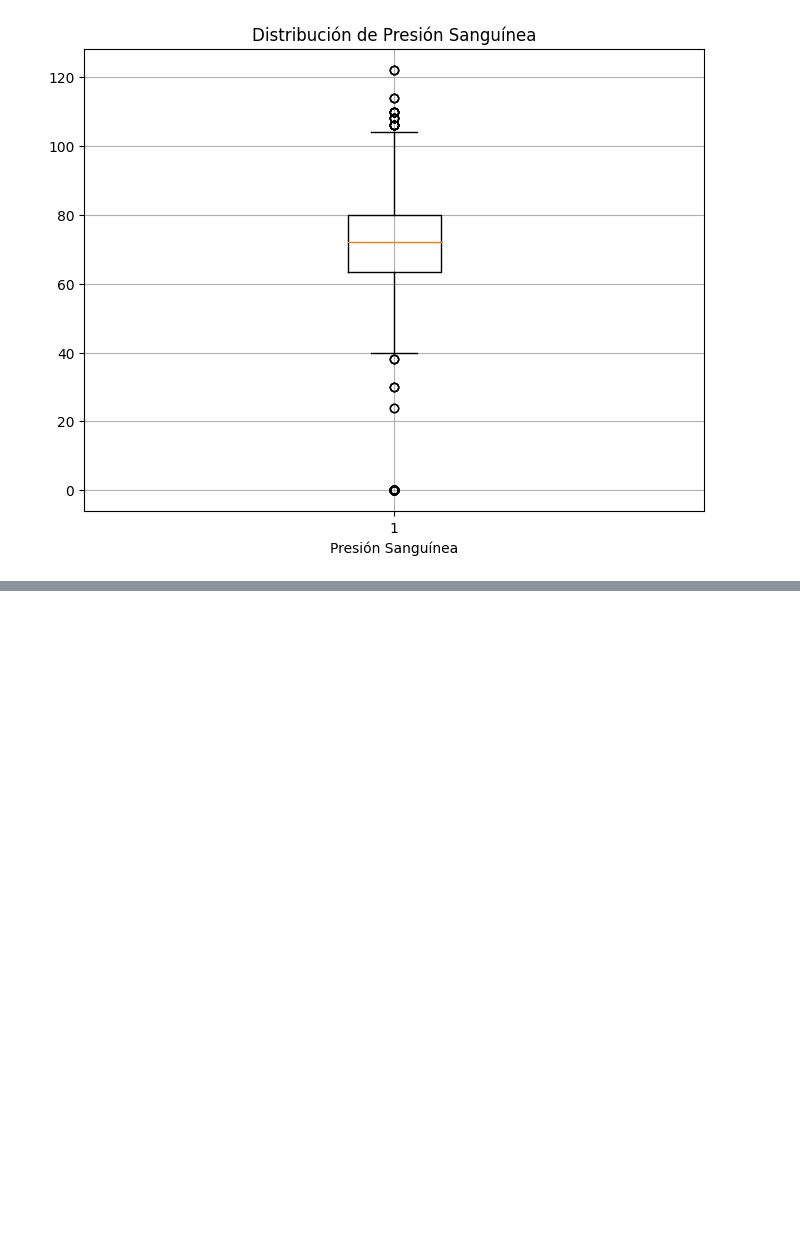
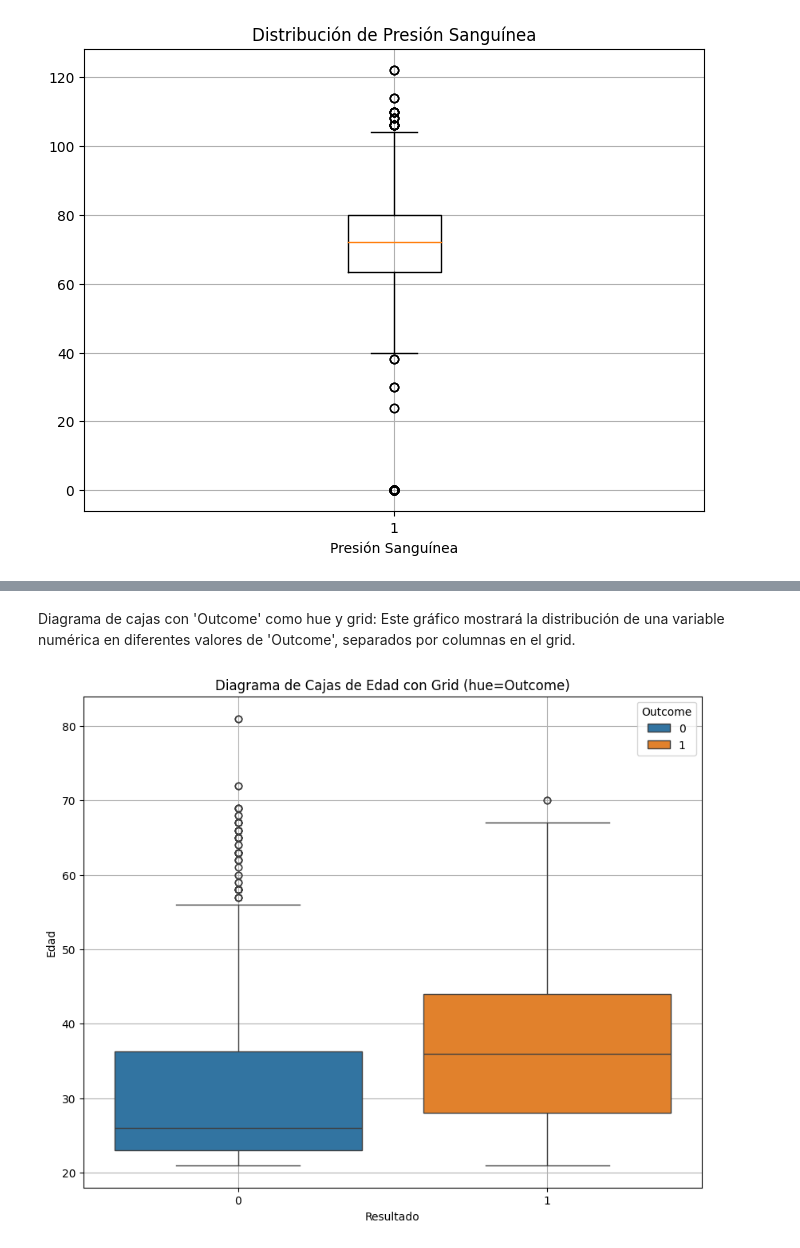
Before and after one commit to paulotolosa/graficos_tarea_1, a Jupyter notebook: Tarea_1.ipynb, the cells around one changed output, grey strips where cells are left out. Saved outputs shown, nothing was run; the diff lists cells and outputs as text; code cells hidden in the pictures; blank space fills up the shorter version.

```diff
--- a/Tarea_1.ipynb
+++ b/Tarea_1.ipynb
@@ -75,0 +107,14 @@ plt.show()
+# %% [markdown]
+Diagrama de cajas con 'Outcome' como hue y grid:
+Este gráfico mostrará la distribución de una variable numérica en diferentes valores de 'Outcome', separados por columnas en el grid.
+# %%
+# 3. Diagrama de cajas con 'Outcome' como hue y grid
+plt.figure(figsize=(10, 8))
+sns.boxplot(x='Outcome', y='Age', hue='Outcome', data=df)
+plt.title('Diagrama de Cajas de Edad con Grid (hue=Outcome)')
+plt.xlabel('Resultado')
+plt.ylabel('Edad')
+plt.grid(True)
+plt.show()
+# %% [output]
+[figure, added]
```
Also changed, not shown: parts of 4 cells of this notebook.
